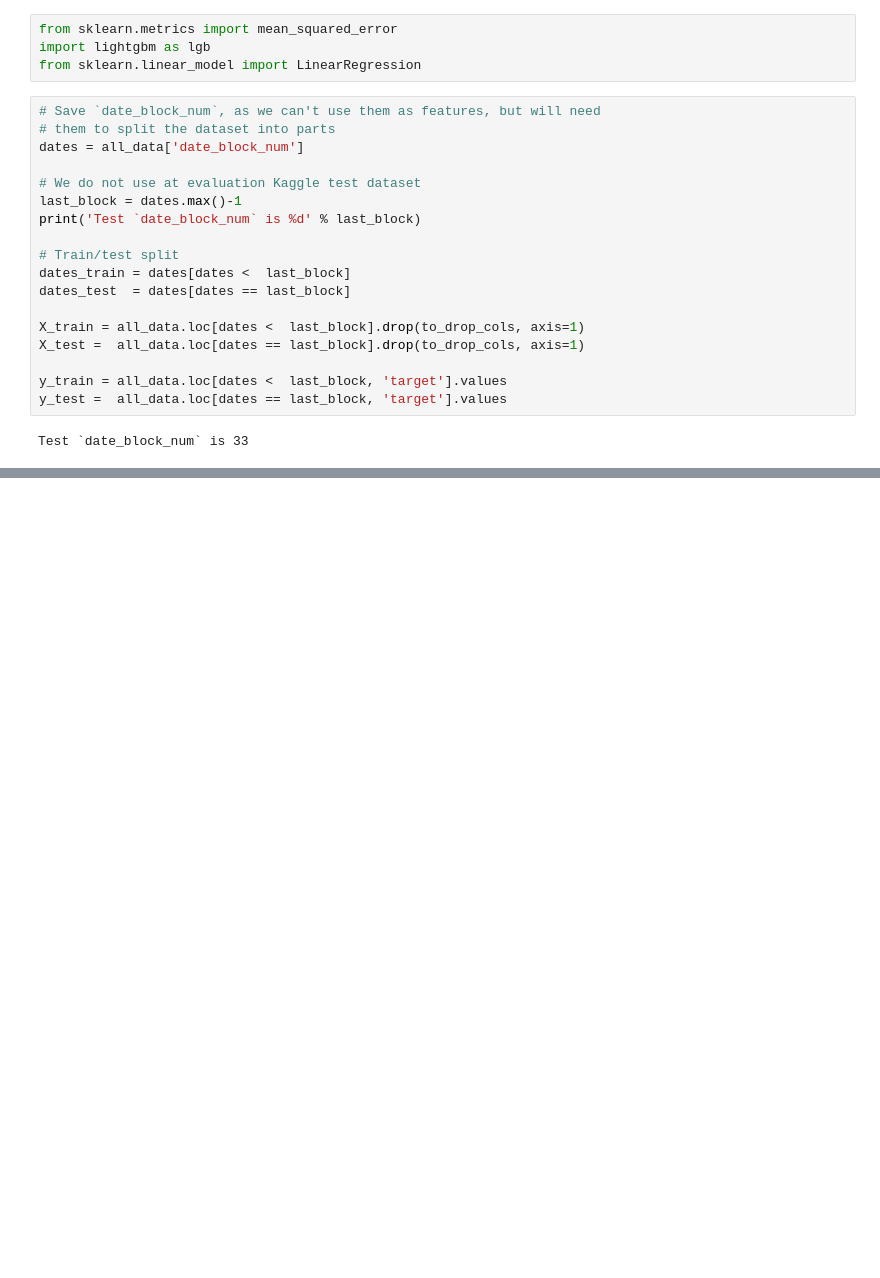
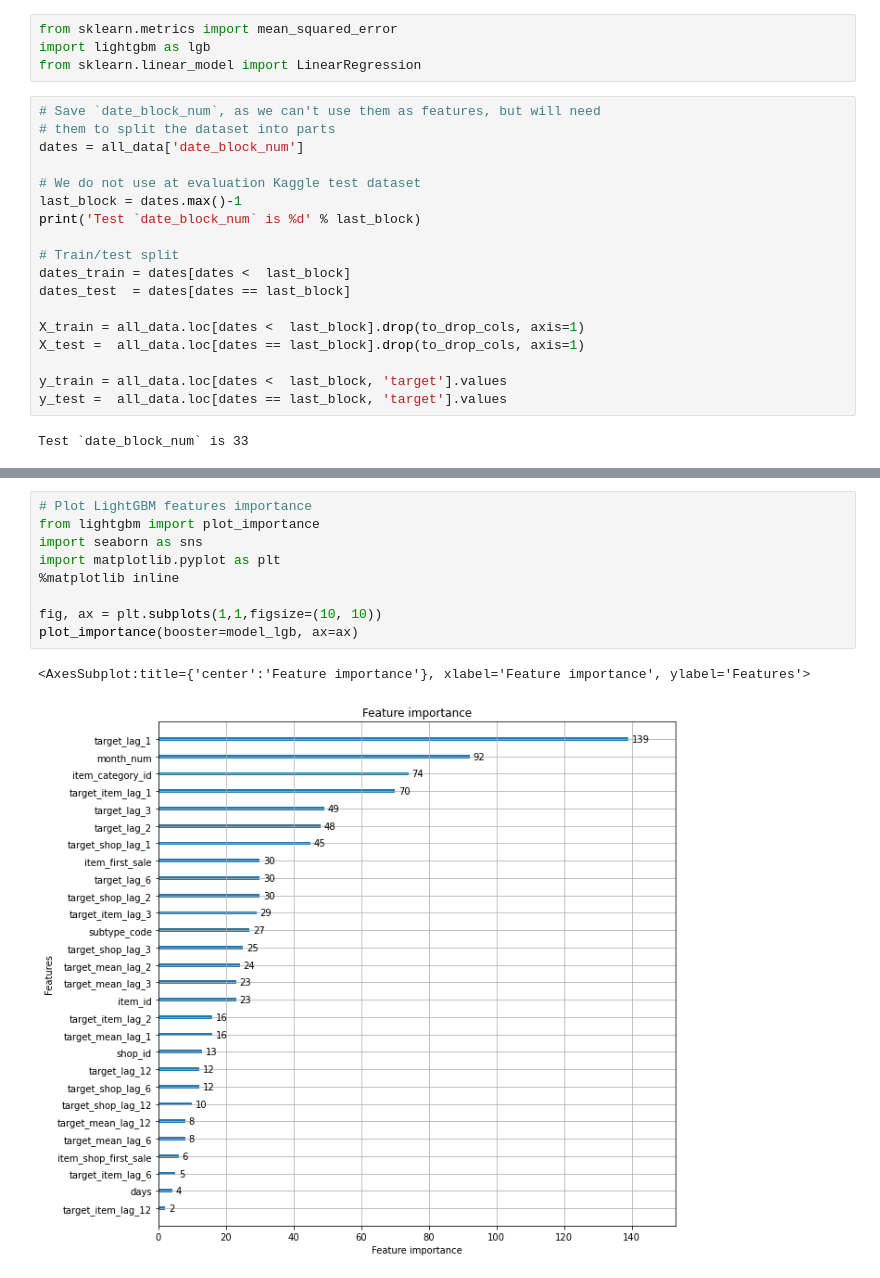
Before and after one commit to ddmitry80/coursera_how_to_win_kaggle, a Jupyter notebook: Final_project/Features_generation.ipynb, the cells around one changed output, grey strips where cells are left out. Cells and saved outputs as stored; diff of their text form; blank space fills up the shorter version.

```diff
--- a/Final_project/Features_generation.ipynb
+++ b/Final_project/Features_generation.ipynb
@@ -465,0 +483,12 @@ Wall time: 1min 21s
+# %%
+# Plot LightGBM features importance
+from lightgbm import plot_importance
+import seaborn as sns
+import matplotlib.pyplot as plt
+%matplotlib inline
+
+fig, ax = plt.subplots(1,1,figsize=(10, 10))
+plot_importance(booster=model_lgb, ax=ax)
+# %% [output]
+<AxesSubplot:title={'center':'Feature importance'}, xlabel='Feature importance', ylabel='Features'>
+[figure, added]
```
Also changed, not shown: parts of 13 cells of this notebook, 1 other file.
